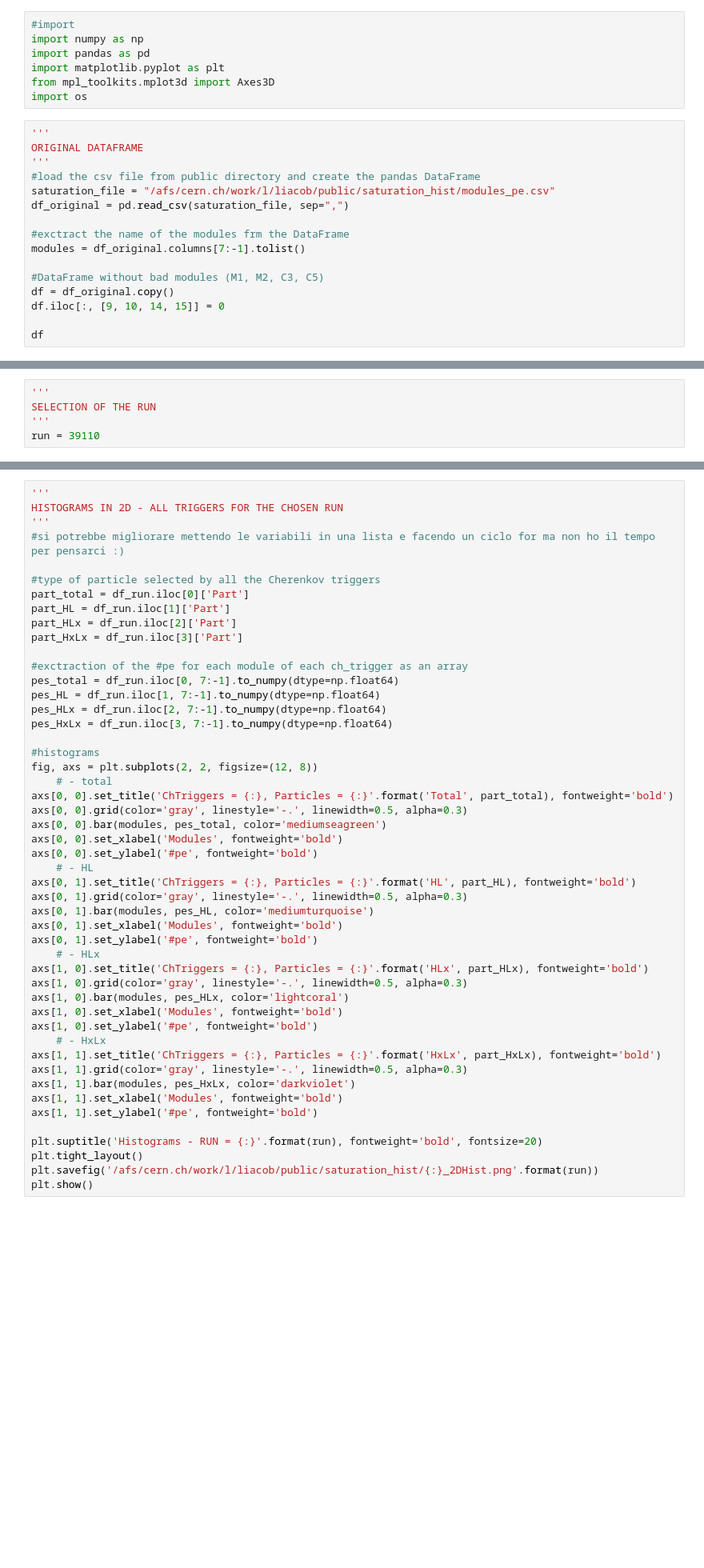
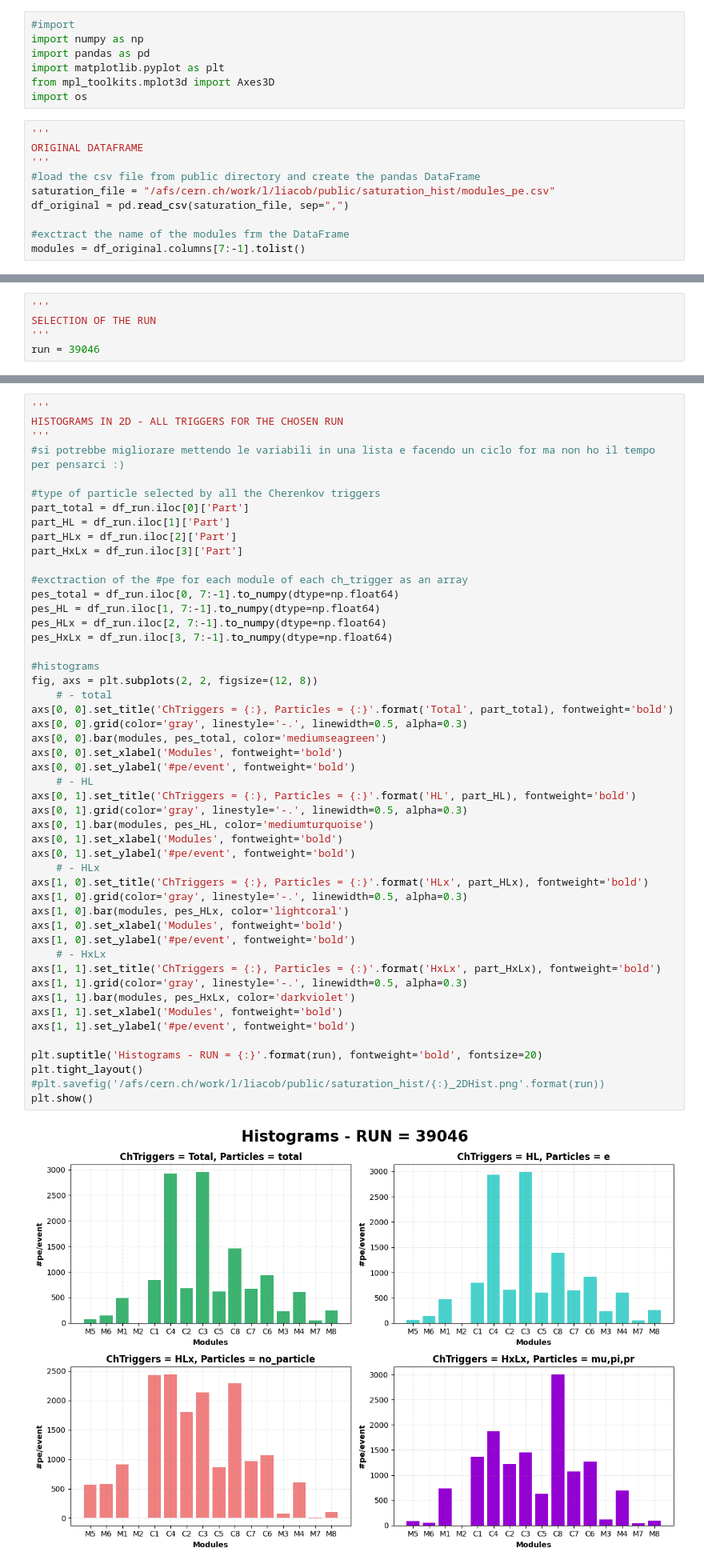
Before and after one commit to DUNE/waffles, a Jupyter notebook: scripts/np02comm/beam_first_look/histograms.ipynb, the cells around one changed output, grey strips where cells are left out. Shown at 80% size. Saved outputs shown, nothing was run; the diff lists cells and outputs as text; blank space fills up the shorter version.

Commit message:
updates in beam hist notebook

```diff
--- a/scripts/np02comm/beam_first_look/histograms.ipynb
+++ b/scripts/np02comm/beam_first_look/histograms.ipynb
@@ -29,10 +30,4 @@ df_original = pd.read_csv(saturation_file, sep=",")
 
 #exctract the name of the modules frm the DataFrame
 modules = df_original.columns[7:-1].tolist()
-
-#DataFrame without bad modules (M1, M2, C3, C5)
-df = df_original.copy()
-df.iloc[:, [9, 10, 14, 15]] = 0
-
-df
 # %% [markdown]
@@ -41,7 +36,7 @@ df
 '''
 SELECTION OF THE RUN
 '''
-run = 39110
+run = 39046
 # %%
 #filter the DataFrame creating another one just for the selected run
 df_run = df[df.iloc[:, 0] == run]
@@ -88,38 +92,40 @@ pes_total = df_run.iloc[0, 7:-1].to_numpy(dtype=np.float64)
 pes_HL = df_run.iloc[1, 7:-1].to_numpy(dtype=np.float64)
 pes_HLx = df_run.iloc[2, 7:-1].to_numpy(dtype=np.float64)
 pes_HxLx = df_run.iloc[3, 7:-1].to_numpy(dtype=np.float64)
 
 #histograms
 fig, axs = plt.subplots(2, 2, figsize=(12, 8))
     # - total
 axs[0, 0].set_title('ChTriggers = {:}, Particles = {:}'.format('Total', part_total), fontweight='bold')
 axs[0, 0].grid(color='gray', linestyle='-.', linewidth=0.5, alpha=0.3)
 axs[0, 0].bar(modules, pes_total, color='mediumseagreen')
 axs[0, 0].set_xlabel('Modules', fontweight='bold')
-axs[0, 0].set_ylabel('#pe', fontweight='bold')
+axs[0, 0].set_ylabel('#pe/event', fontweight='bold')
     # - HL
 axs[0, 1].set_title('ChTriggers = {:}, Particles = {:}'.format('HL', part_HL), fontweight='bold')
 axs[0, 1].grid(color='gray', linestyle='-.', linewidth=0.5, alpha=0.3)
 axs[0, 1].bar(modules, pes_HL, color='mediumturquoise')
 axs[0, 1].set_xlabel('Modules', fontweight='bold')
-axs[0, 1].set_ylabel('#pe', fontweight='bold')
+axs[0, 1].set_ylabel('#pe/event', fontweight='bold')
     # - HLx
 axs[1, 0].set_title('ChTriggers = {:}, Particles = {:}'.format('HLx', part_HLx), fontweight='bold')
 axs[1, 0].grid(color='gray', linestyle='-.', linewidth=0.5, alpha=0.3)
 axs[1, 0].bar(modules, pes_HLx, color='lightcoral')
 axs[1, 0].set_xlabel('Modules', fontweight='bold')
-axs[1, 0].set_ylabel('#pe', fontweight='bold')
+axs[1, 0].set_ylabel('#pe/event', fontweight='bold')
     # - HxLx
 axs[1, 1].set_title('ChTriggers = {:}, Particles = {:}'.format('HxLx', part_HxLx), fontweight='bold')
 axs[1, 1].grid(color='gray', linestyle='-.', linewidth=0.5, alpha=0.3)
 axs[1, 1].bar(modules, pes_HxLx, color='darkviolet')
 axs[1, 1].set_xlabel('Modules', fontweight='bold')
-axs[1, 1].set_ylabel('#pe', fontweight='bold')
+axs[1, 1].set_ylabel('#pe/event', fontweight='bold')
 
 plt.suptitle('Histograms - RUN = {:}'.format(run), fontweight='bold', fontsize=20)
 plt.tight_layout()
-plt.savefig('/afs/cern.ch/work/l/liacob/public/saturation_hist/{:}_2DHist.png'.format(run))
+#plt.savefig('/afs/cern.ch/work/l/liacob/public/saturation_hist/{:}_2DHist.png'.format(run))
 plt.show()
+# %% [output]
+[figure, added]
 # %%
 '''
 HISTOGRAMS IN 2D - ALL TRIGGERS FOR THE CHOSEN RUN TOGETHER FOR STATISTICS COMPARISON
```
Also changed, not shown: parts of 10 cells of this notebook.
